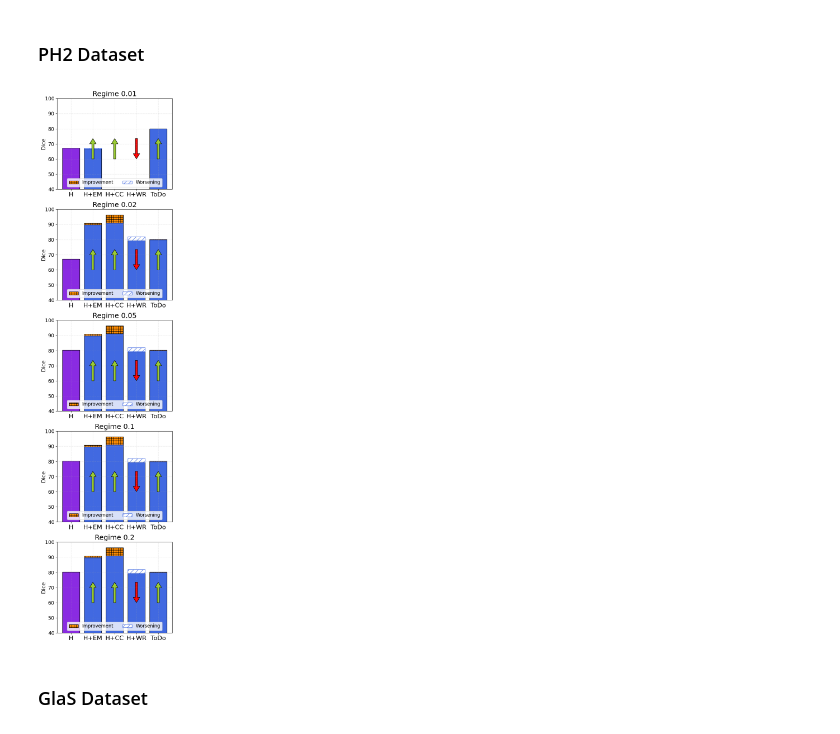
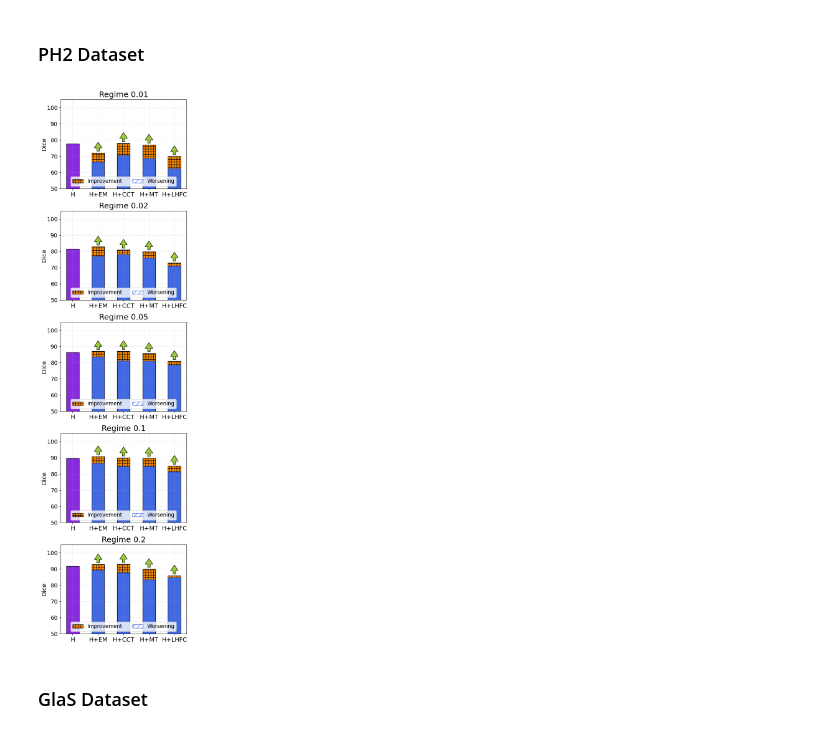
Before and after one commit to ciampluca/hebbian-skin-cancer-segmentation, a Jupyter notebook: show.ipynb, the cells around one changed output. Cells and saved outputs as stored; diff of their text form; code cells hidden in the pictures.

```diff
--- a/show.ipynb
+++ b/show.ipynb
@@ -821,115 +794,115 @@ import matplotlib.pyplot as plt
 # %% [markdown]
 <h3>PH2 Dataset</h3>
 # %%
-width=0.8
+width=0.5
 
-x_labels = ['H', 'H+EM', 'H+CC', 'H+WR', 'ToDo']
+x_labels = ['H', 'H+EM', 'H+CCT', 'H+MT', 'H+LHFC']
 regimes = ['0.01', '0.02', '0.05', '0.1', '0.2']
 
-fig, axes = plt.subplots(5, 1, figsize=(5, 20), squeeze=False)
+fig, axes = plt.subplots(5, 1, figsize=(5, 18), squeeze=False)
 
 for j in range(5):
     #axes[0][j].xaxis.set_major_locator(ticker.NullLocator())
     #axes[0][j].set_xlabel("Method", fontsize=10)
     axes[j][0].tick_params(axis='x', labelrotation=0)
-    axes[j][0].xaxis.set_tick_params(labelsize=16)
-    axes[j][0].grid(linestyle='--', linewidth=0.8, alpha=0.3)
-    axes[j][0].set_ylabel("Dice", fontsize=14, labelpad=-3)
+    axes[j][0].xaxis.set_tick_params(labelsize=14)
+    axes[j][0].grid(linestyle='--', linewidth=0.8, alpha=0.35)
+    axes[j][0].set_ylabel("Dice", fontsize=14, labelpad=0)
     axes[j][0].yaxis.set_tick_params(labelsize=13)
     axes[j][0].set_title('Regime {}'.format(regimes[j]), fontsize=18)
-    axes[j][0].set_ylim([40, 100])
+    axes[j][0].set_ylim([50, 105])
 
 
 ############################
 # Regime 0.01
-hebb_001 = [67.15, 0, 0, 0, 0]
-values_001 = [0, 67.15-0.28, 0, 0, 80]
-improvements_001 = [0, 0, 0, 0, 0]
-worsening_001 = [0, 0.28, 0, 0, 0]
+hebb_001 = [77.84, 0, 0, 0, 0]
+values_001 = [0, 66.43, 70.72, 68.75, 62.54]
+improvements_001 = [0, (72.25-66.43), (78.23-70.72), (77.17-68.75), (70-62.54)]
+worsening_001 = [0, 0, 0, 0, 0]
 
 axes[0,0].bar(x_labels, hebb_001, width=width, edgecolor="black", color='blueviolet')
 axes[0,0].bar(x_labels, values_001, width=width, edgecolor="black", color='royalblue')
 axes[0,0].bar(x_labels, improvements_001, bottom=values_001, width=width, edgecolor="black", color='darkorange', label='Improvement', hatch="++")
 axes[0,0].bar(x_labels, worsening_001, bottom=values_001, width=width, edgecolor="royalblue", color='white', label='Worsening', hatch="//")
-axes[0,0].arrow(x=1, y=60, dx=0, dy=10, width=.1, facecolor='yellowgreen', edgecolor='black', head_width=0.3, head_length=3.5)
-axes[0,0].arrow(x=2, y=60, dx=0, dy=10, width=.1, facecolor='yellowgreen', edgecolor='black', head_width=0.3, head_length=3.5)
-axes[0,0].arrow(x=3, y=60+10+3.5, dx=0, dy=-10, width=.1, facecolor='red', edgecolor='black', head_width=0.3, head_length=3.5)
-axes[0,0].arrow(x=4, y=60, dx=0, dy=10, width=.1, facecolor='yellowgreen', edgecolor='black', head_width=0.3, head_length=3.5)
+axes[0,0].arrow(x=1, y=72.25+1, dx=0, dy=2, width=.1, facecolor='yellowgreen', edgecolor='black', head_width=0.3, head_length=3.5)
+axes[0,0].arrow(x=2, y=78.23+1, dx=0, dy=2, width=.1, facecolor='yellowgreen', edgecolor='black', head_width=0.3, head_length=3.5)
+axes[0,0].arrow(x=3, y=77.17+1, dx=0, dy=2, width=.1, facecolor='yellowgreen', edgecolor='black', head_width=0.3, head_length=3.5)
+axes[0,0].arrow(x=4, y=70+1, dx=0, dy=2, width=.1, facecolor='yellowgreen', edgecolor='black', head_width=0.3, head_length=3.5)
 axes[0,0].legend(ncol=2, fontsize=12, loc='lower center')
 
 ############################
 # Regime 0.02
-hebb_001 = [67.15, 0, 0, 0, 0]
-values_001 = [0, 89.66, 91, 82-2.7, 80]
-improvements_001 = [0, 1.2, 5.4, 0, 0.3]
-worsening_001 = [0, 0, 0, 2.7, 0]
+hebb_001 = [81.65, 0, 0, 0, 0]
+values_001 = [0, 76.92, 78.10, 75.94, 71.11]
+improvements_001 = [0, (82.95-76.92), (81.02-78.10), (79.94-75.94), (73-71.11)]
+worsening_001 = [0, 0, 0, 0, 0]
 
 axes[1,0].bar(x_labels, hebb_001, width=width, edgecolor="black", color='blueviolet')
 axes[1,0].bar(x_labels, values_001, width=width, edgecolor="black", color='royalblue')
 axes[1,0].bar(x_labels, improvements_001, bottom=values_001, width=width, edgecolor="black", color='darkorange', label='Improvement', hatch="++")
 axes[1,0].bar(x_labels, worsening_001, bottom=values_001, width=width, edgecolor="royalblue", color='white', label='Worsening', hatch="//")
-axes[1,0].arrow(x=1, y=60, dx=0, dy=10, width=.1, facecolor='yellowgreen', edgecolor='black', head_width=0.3, head_length=3.5)
-axes[1,0].arrow(x=2, y=60, dx=0, dy=10, width=.1, facecolor='yellowgreen', edgecolor='black', head_width=0.3, head_length=3.5)
-axes[1,0].arrow(x=3, y=60+10+3.5, dx=0, dy=-10, width=.1, facecolor='red', edgecolor='black', head_width=0.3, head_length=3.5)
-axes[1,0].arrow(x=4, y=60, dx=0, dy=10, width=.1, facecolor='yellowgreen', edgecolor='black', head_width=0.3, head_length=3.5)
+axes[1,0].arrow(x=1, y=82.95+1, dx=0, dy=2, width=.1, facecolor='yellowgreen', edgecolor='black', head_width=0.3, head_length=3.5)
+axes[1,0].arrow(x=2, y=81.02+1, dx=0, dy=2, width=.1, facecolor='yellowgreen', edgecolor='black', head_width=0.3, head_length=3.5)
+axes[1,0].arrow(x=3, y=79.94+1, dx=0, dy=2, width=.1, facecolor='yellowgreen', edgecolor='black', head_width=0.3, head_length=3.5)
+axes[1,0].arrow(x=4, y=73+1, dx=0, dy=2, width=.1, facecolor='yellowgreen', edgecolor='black', head_width=0.3, head_length=3.5)
 axes[1,0].legend(ncol=2, fontsize=12, loc='lower center')
 
 ############################
 # Regime 0.05
-hebb_001 = [80.34, 0, 0, 0, 0]
-values_001 = [0, 89.66, 91, 82-2.7, 80]
-improvements_001 = [0, 1.2, 5.4, 0, 0.3]
-worsening_001 = [0, 0, 0, 2.7, 0]
+hebb_001 = [86.43, 0, 0, 0, 0]
+values_001 = [0, 83.64, 81.23, 81.01, 78.62]
+improvements_001 = [0, (87.11-83.64), (87.21-81.23), (85.92-81.01), (81-78.62)]
+worsening_001 = [0, 0, 0, 0, 0]
 
 axes[2,0].bar(x_labels, hebb_001, width=width, edgecolor="black", color='blueviolet')
 axes[2,0].bar(x_labels, values_001, width=width, edgecolor="black", color='royalblue')
 axes[2,0].bar(x_labels, improvements_001, bottom=values_001, width=width, edgecolor="black", color='darkorange', label='Improvement', hatch="++")
 axes[2,0].bar(x_labels, worsening_001, bottom=values_001, width=width, edgecolor="royalblue", color='white', label='Worsening', hatch="//")
-axes[2,0].arrow(x=1, y=60, dx=0, dy=10, width=.1, facecolor='yellowgreen', edgecolor='black', head_width=0.3, head_length=3.5)
-axes[2,0].arrow(x=2, y=60, dx=0, dy=10, width=.1, facecolor='yellowgreen', edgecolor='black', head_width=0.3, head_length=3.5)
-axes[2,0].arrow(x=3, y=60+10+3.5, dx=0, dy=-10, width=.1, facecolor='red', edgecolor='black', head_width=0.3, head_length=3.5)
-axes[2,0].arrow(x=4, y=60, dx=0, dy=10, width=.1, facecolor='yellowgreen', edgecolor='black', head_width=0.3, head_length=3.5)
+axes[2,0].arrow(x=1, y=87.11+1, dx=0, dy=2, width=.1, facecolor='yellowgreen', edgecolor='black', head_width=0.3, head_length=3.5)
+axes[2,0].arrow(x=2, y=87.21+1, dx=0, dy=2, width=.1, facecolor='yellowgreen', edgecolor='black', head_width=0.3, head_length=3.5)
+axes[2,0].arrow(x=3, y=85.92+1, dx=0, dy=2, width=.1, facecolor='yellowgreen', edgecolor='black', head_width=0.3, head_length=3.5)
+axes[2,0].arrow(x=4, y=81+1, dx=0, dy=2, width=.1, facecolor='yellowgreen', edgecolor='black', head_width=0.3, head_length=3.5)
 axes[2,0].legend(ncol=2, fontsize=12, loc='lower center')
 
 ############################
 # Regime 0.1
-hebb_001 = [80.34, 0, 0, 0, 0]
-values_001 = [0, 89.66, 91, 82-2.7, 80]
-improvements_001 = [0, 1.2, 5.4, 0, 0.3]
-worsening_001 = [0, 0, 0, 2.7, 0]
+hebb_001 = [89.70, 0, 0, 0, 0]
+values_001 = [0, 86.57, 84.64, 84.61, 81.49]
+improvements_001 = [0, (90.90-86.57), (90.15-84.64), (89.91-84.61), (85-81.49)]
+worsening_001 = [0, 0, 0, 0, 0]
 
 axes[3,0].bar(x_labels, hebb_001, width=width, edgecolor="black", color='blueviolet')
 axes[3,0].bar(x_labels, values_001, width=width, edgecolor="black", color='royalblue')
 axes[3,0].bar(x_labels, improvements_001, bottom=values_001, width=width, edgecolor="black", color='darkorange', label='Improvement', hatch="++")
 axes[3,0].bar(x_labels, worsening_001, bottom=values_001, width=width, edgecolor="royalblue", color='white', label='Worsening', hatch="//")
-axes[3,0].arrow(x=1, y=60, dx=0, dy=10, width=.1, facecolor='yellowgreen', edgecolor='black', head_width=0.3, head_length=3.5)
-axes[3,0].arrow(x=2, y=60, dx=0, dy=10, width=.1, facecolor='yellowgreen', edgecolor='black', head_width=0.3, head_length=3.5)
-axes[3,0].arrow(x=3, y=60+10+3.5, dx=0, dy=-10, width=.1, facecolor='red', edgecolor='black', head_width=0.3, head_length=3.5)
-axes[3,0].arrow(x=4, y=60, dx=0, dy=10, width=.1, facecolor='yellowgreen', edgecolor='black', head_width=0.3, head_length=3.5)
+axes[3,0].arrow(x=1, y=90.90+1, dx=0, dy=2, width=.1, facecolor='yellowgreen', edgecolor='black', head_width=0.3, head_length=3.5)
+axes[3,0].arrow(x=2, y=90.15+1, dx=0, dy=2, width=.1, facecolor='yellowgreen', edgecolor='black', head_width=0.3, head_length=3.5)
+axes[3,0].arrow(x=3, y=89.91+1, dx=0, dy=2, width=.1, facecolor='yellowgreen', edgecolor='black', head_width=0.3, head_length=3.5)
+axes[3,0].arrow(x=4, y=85+1, dx=0, dy=2, width=.1, facecolor='yellowgreen', edgecolor='black', head_width=0.3, head_length=3.5)
 axes[3,0].legend(ncol=2, fontsize=12, loc='lower center')
 
 ############################
 # Regime 0.2
-hebb_001 = [80.34, 0, 0, 0, 0]
-values_001 = [0, 89.66, 91, 82-2.7, 80]
-improvements_001 = [0, 1.2, 5.4, 0, 0.3]
-worsening_001 = [0, 0, 0, 2.7, 0]
+hebb_001 = [91.70, 0, 0, 0, 0]
+values_001 = [0, 89.33, 87.77, 83.55, 84.96]
+improvements_001 = [0, (92.89-89.33), (93.12-87.77), (90.05-83.55), (86-84.96)]
+worsening_001 = [0, 0, 0, 0, 0]
 
 axes[4,0].bar(x_labels, hebb_001, width=width, edgecolor="black", color='blueviolet')
 axes[4,0].bar(x_labels, values_001, width=width, edgecolor="black", color='royalblue')
 axes[4,0].bar(x_labels, improvements_001, bottom=values_001, width=width, edgecolor="black", color='darkorange', label='Improvement', hatch="++")
 axes[4,0].bar(x_labels, worsening_001, bottom=values_001, width=width, edgecolor="royalblue", color='white', label='Worsening', hatch="//")
-axes[4,0].arrow(x=1, y=60, dx=0, dy=10, width=.1, facecolor='yellowgreen', edgecolor='black', head_width=0.3, head_length=3.5)
-axes[4,0].arrow(x=2, y=60, dx=0, dy=10, width=.1, facecolor='yellowgreen', edgecolor='black', head_width=0.3, head_length=3.5)
-axes[4,0].arrow(x=3, y=60+10+3.5, dx=0, dy=-10, width=.1, facecolor='red', edgecolor='black', head_width=0.3, head_length=3.5)
-axes[4,0].arrow(x=4, y=60, dx=0, dy=10, width=.1, facecolor='yellowgreen', edgecolor='black', head_width=0.3, head_length=3.5)
+axes[4,0].arrow(x=1, y=92.89+1, dx=0, dy=2, width=.1, facecolor='yellowgreen', edgecolor='black', head_width=0.3, head_length=3.5)
+axes[4,0].arrow(x=2, y=93.12+1, dx=0, dy=2, width=.1, facecolor='yellowgreen', edgecolor='black', head_width=0.3, head_length=3.5)
+axes[4,0].arrow(x=3, y=90.05+1, dx=0, dy=2, width=.1, facecolor='yellowgreen', edgecolor='black', head_width=0.3, head_length=3.5)
+axes[4,0].arrow(x=4, y=86+1, dx=0, dy=2, width=.1, facecolor='yellowgreen', edgecolor='black', head_width=0.3, head_length=3.5)
 axes[4,0].legend(ncol=2, fontsize=12, loc='lower center')
 
 plt.tight_layout()
 plt.savefig("./figures/ph2_plots_v.pdf", format="pdf", bbox_inches="tight")
 plt.show()
 # %% [output]
-[figure, old version]
+[figure, new version]
 # %% [markdown]
 <h3>GlaS Dataset</h3>
 # %%
```
Also changed, not shown: parts of 24 cells of this notebook, 14 other files.
